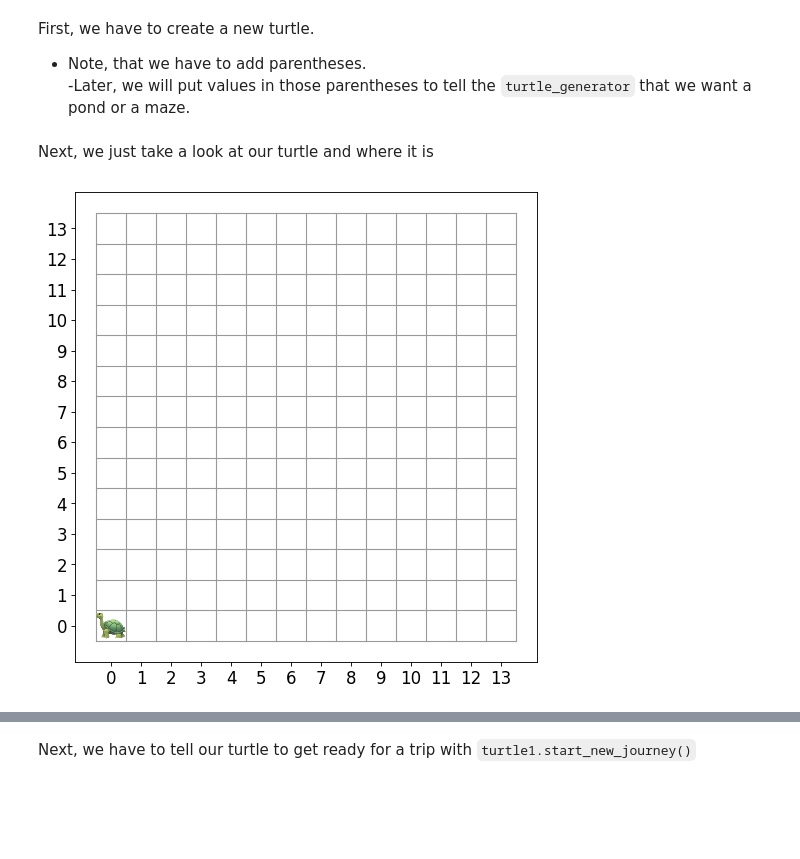
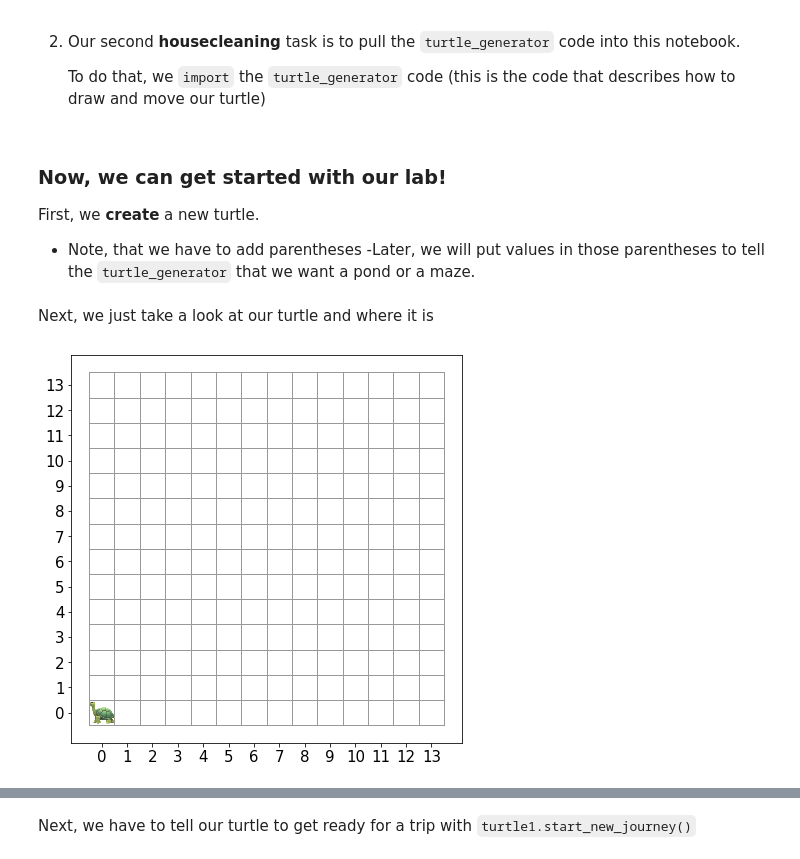
Before and after one commit to jbschroder/CS108, a Jupyter notebook: notebooks_turtle/lab101_turtle.ipynb, the cells around one changed output, grey strips where cells are left out. Saved outputs shown, nothing was run; the diff lists cells and outputs as text; code cells hidden in the pictures; blank space fills up the shorter version.

Commit message:
updating turtle lab files

```diff
--- a/notebooks_turtle/lab101_turtle.ipynb
+++ b/notebooks_turtle/lab101_turtle.ipynb
@@ -24,0 +50,4 @@ from urllib.request import urlretrieve
+# %% [markdown]
+2. Our second **housecleaning** task is to pull the `turtle_generator` code into this notebook.
+
+   To do that, we `import` the `turtle_generator` code (this is the code that describes how to draw and move our turtle)
@@ -25,12 +56,14 @@ from urllib.request import urlretrieve
 # %% [markdown]
-First, we have to create a new turtle.
-- Note, that we have to add parentheses.
+### Now, we can get started with our lab!
+
+First, we **create** a new turtle.
+- Note, that we have to add parentheses
   -Later, we will put values in those parentheses to tell the `turtle_generator` that we want a pond or a maze.
 # %%
-turtle1 = turtle_generator()
+turtle = turtle_generator()
 # %% [markdown]
 Next, we just take a look at our turtle and where it is
 # %%
-turtle1.show_starting_position()
+turtle.show_starting_position()
 # %% [output]
-[figure, old version]
+[figure, new version]
```
Also changed, not shown: parts of 57 cells of this notebook, 1 other file.
